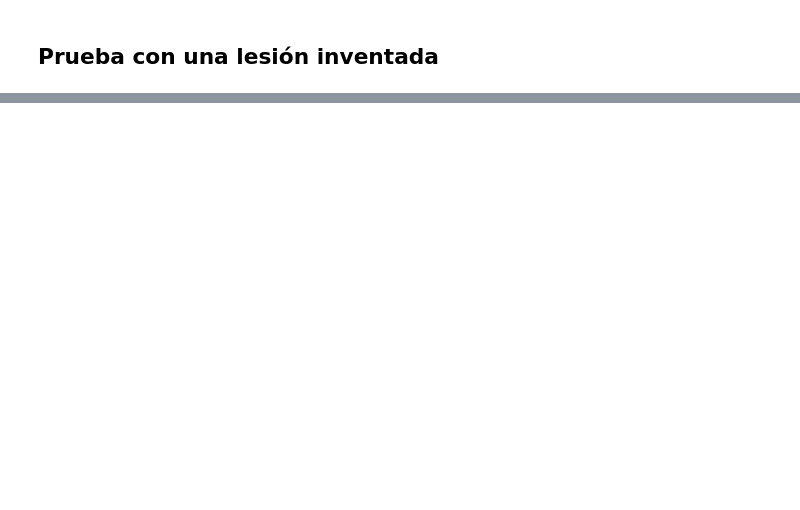
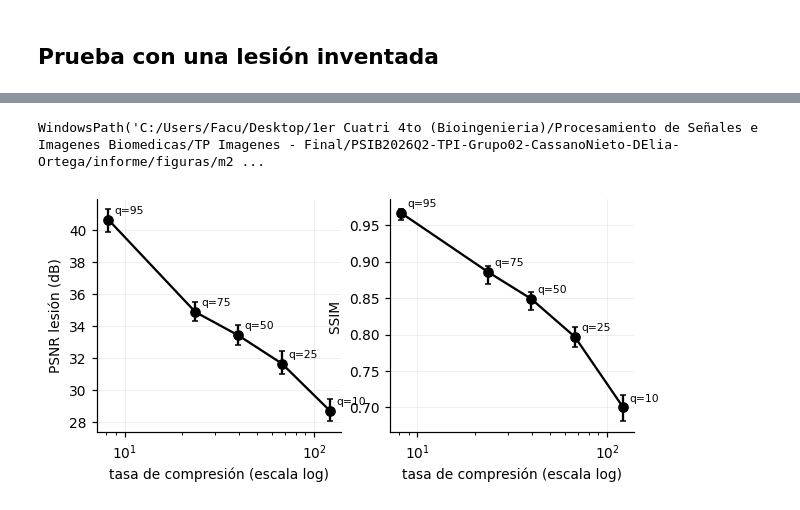
Before and after one commit to facortega/PSIB2026Q2-TPI-Grupo02-CassanoNieto-DElia-Ortega, a Jupyter notebook: modulos/m2_compresion/compresion.ipynb, the cells around one changed output, grey strips where cells are left out. Cells and saved outputs as stored; diff of their text form; code cells hidden in the pictures; blank space fills up the shorter version.

```diff
--- a/modulos/m2_compresion/compresion.ipynb
+++ b/modulos/m2_compresion/compresion.ipynb
@@ -49,0 +126,19 @@ img, info = lesion_de_prueba.generar_lesion(semilla=2)
+# %%
+filas = []
+for caso in entrenamiento:
+    lab = color.rgb2lab(caso.imagen)
+    for q in compresion.CALIDADES:
+        rec, n = compresion.comprimir_jpeg(caso.imagen, q)
+        delta_e = np.linalg.norm(lab - color.rgb2lab(rec), axis=-1)[caso.mascara_ref].mean()
+        filas.append({
+            "nombre": caso.nombre, "calidad": q,
+            "tasa": compresion.tasa_de_compresion(caso.imagen, n),
+            "PSNR": compresion.psnr(caso.imagen, rec),
+            "PSNR lesión": compresion.psnr(caso.imagen, rec, caso.mascara_ref),
+            "SSIM": compresion.ssim(caso.imagen, rec),
+            "ΔE lesión": delta_e,
+        })
+metricas = pd.DataFrame(filas)
+resumen = metricas.drop(columns="nombre").groupby("calidad").median().sort_index(ascending=False)
+graficos.guardar_tabla(resumen.reset_index(), "m2_compresion")
+resumen.round(2)
@@ -49,0 +153,16 @@ img, info = lesion_de_prueba.generar_lesion(semilla=2)
+# %%
+# Compromiso entre compresión y calidad: cada punto es una calidad de JPEG (mediana sobre entrenamiento)
+fig, ax = plt.subplots(1, 2)
+for a, metrica, unidad in [(ax[0], "PSNR lesión", "dB"), (ax[1], "SSIM", "")]:
+    g = metricas.groupby("calidad")
+    x, y = g["tasa"].median(), g[metrica].median()
+    a.errorbar(x, y, yerr=[y - g[metrica].quantile(0.25), g[metrica].quantile(0.75) - y], fmt="o-", color="k", capsize=2)
+    for q in compresion.CALIDADES:
+        a.annotate(f"q={q}", (x[q], y[q]), textcoords="offset points", xytext=(4, 4), fontsize=7)
+    a.set_xscale("log")
+    a.set_xlabel("tasa de compresión (escala log)")
+    a.set_ylabel(f"{metrica} {f'({unidad})' if unidad else ''}")
+graficos.guardar_figura(fig, "m2_compromiso")
+# %% [output]
+WindowsPath('C:/Users/Facu/Desktop/1er Cuatri 4to (Bioingenieria)/Procesamiento de Señales e Imagenes Biomedicas/TP Imagenes - Final/PSIB2026Q2-TPI-Grupo02-CassanoNieto-DElia-Ortega/informe/figuras/m2 ...
+[figure, added]
```
Also changed, not shown: parts of 11 cells of this notebook, 4 other files.
